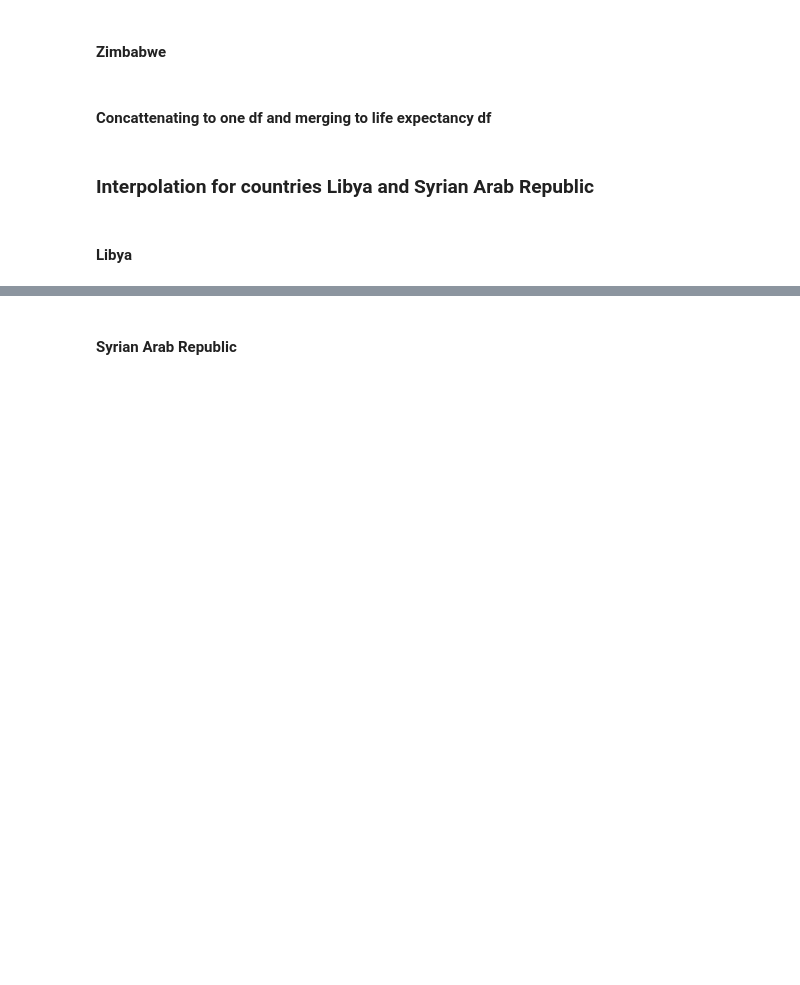
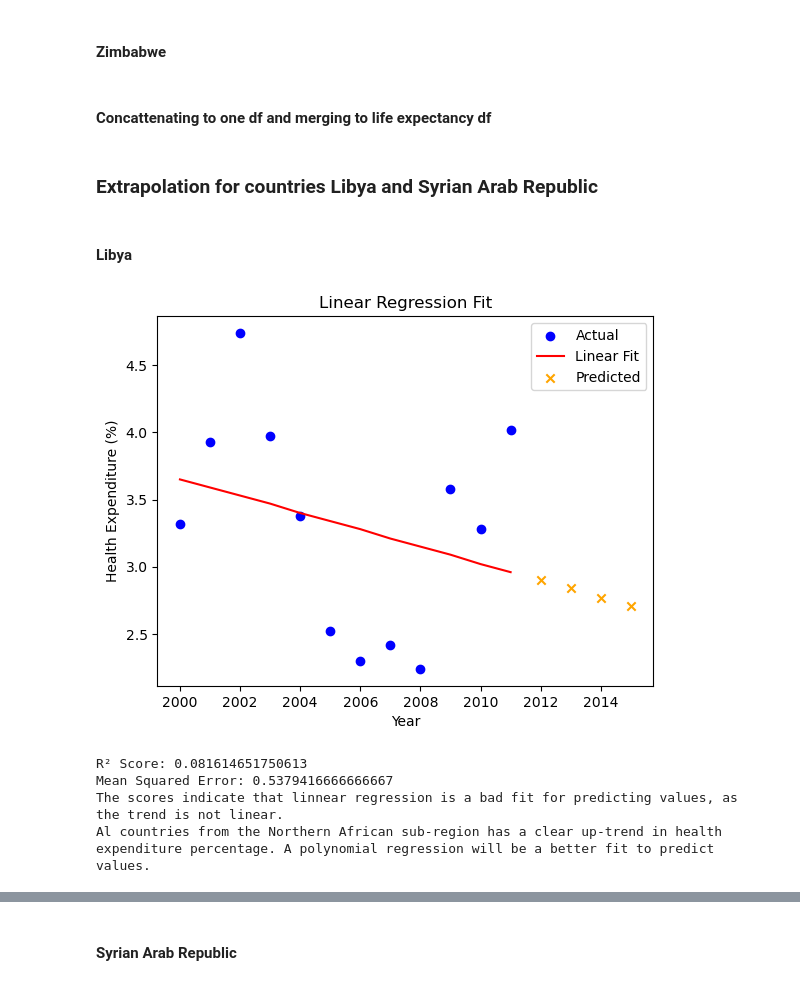
Before and after one commit to WVDevCode/Life_Expectancy_and_GDP, a Jupyter notebook: Notebooks/df_tidying.ipynb, the cells around one changed output, grey strips where cells are left out. Saved outputs shown, nothing was run; the diff lists cells and outputs as text; code cells hidden in the pictures; blank space fills up the shorter version.

Commit message:
Used linear regression to fill health expenditure percentage values for Libya and Syria.

```diff
--- a/Notebooks/df_tidying.ipynb
+++ b/Notebooks/df_tidying.ipynb
@@ -1636,6 +1688,42 @@ life_exp_clean_2['health_expenditure_percentage'] = life_exp_clean_2['health_exp
 
 life_exp_clean_2 = life_exp_clean_2.drop(columns=['health_expenditure_percentage_imputed'])
 # %% [markdown]
-### Interpolation for countries Libya and Syrian Arab Republic
+### Extrapolation for countries Libya and Syrian Arab Republic
 # %% [markdown]
 #### Libya
+# %%
+libya_data = life_exp_clean_2[life_exp_clean_2['country'] == 'Libya']
+recorded_data = libya_data.dropna(subset=['health_expenditure_percentage'])
+
+recorded_years = recorded_data['year'].values.reshape(-1, 1)
+recorded_hep_values = recorded_data['health_expenditure_percentage'].values
+missing_years = np.arange(2012, 2016).reshape(-1, 1)
+
+model = LinearRegression()
+model.fit(recorded_years, recorded_hep_values)
+
+missing_hep_values_predict = np.round(model.predict(missing_years), 2)
+known_hep_values_predict = np.round(model.predict(recorded_years), 2)
+
+plt.scatter(recorded_years, recorded_hep_values, color='blue', label='Actual')
+plt.plot(recorded_years, known_hep_values_predict, color='red', label='Linear Fit')
+plt.scatter(missing_years, missing_hep_values_predict, marker='x', color='orange', label= 'Predicted')
+plt.legend()
+plt.xlabel('Year')
+plt.ylabel('Health Expenditure (%)')
+plt.title('Linear Regression Fit')
+plt.show()
+
+r2 = r2_score(list(recorded_hep_values), list(known_hep_values_predict))
+mse = mean_squared_error(recorded_hep_values, known_hep_values_predict)
+
+print(f"R² Score: {r2}")
+print(f"Mean Squared Error: {mse}")
+print('The scores indicate that linnear regression is a bad fit for predicting values, as the trend is not linear.')
+print('Al countries from the Northern African sub-region has a clear up-trend in health expenditure percentage. A polynomial regression will be a better fit to predict values.')
+# %% [output]
+[figure, added]
+R² Score: 0.081614651750613
+Mean Squared Error: 0.5379416666666667
+The scores indicate that linnear regression is a bad fit for predicting values, as the trend is not linear.
+Al countries from the Northern African sub-region has a clear up-trend in health expenditure percentage. A polynomial regression will be a better fit to predict values.
```
Also changed, not shown: parts of 9 cells of this notebook, 1 other file.
